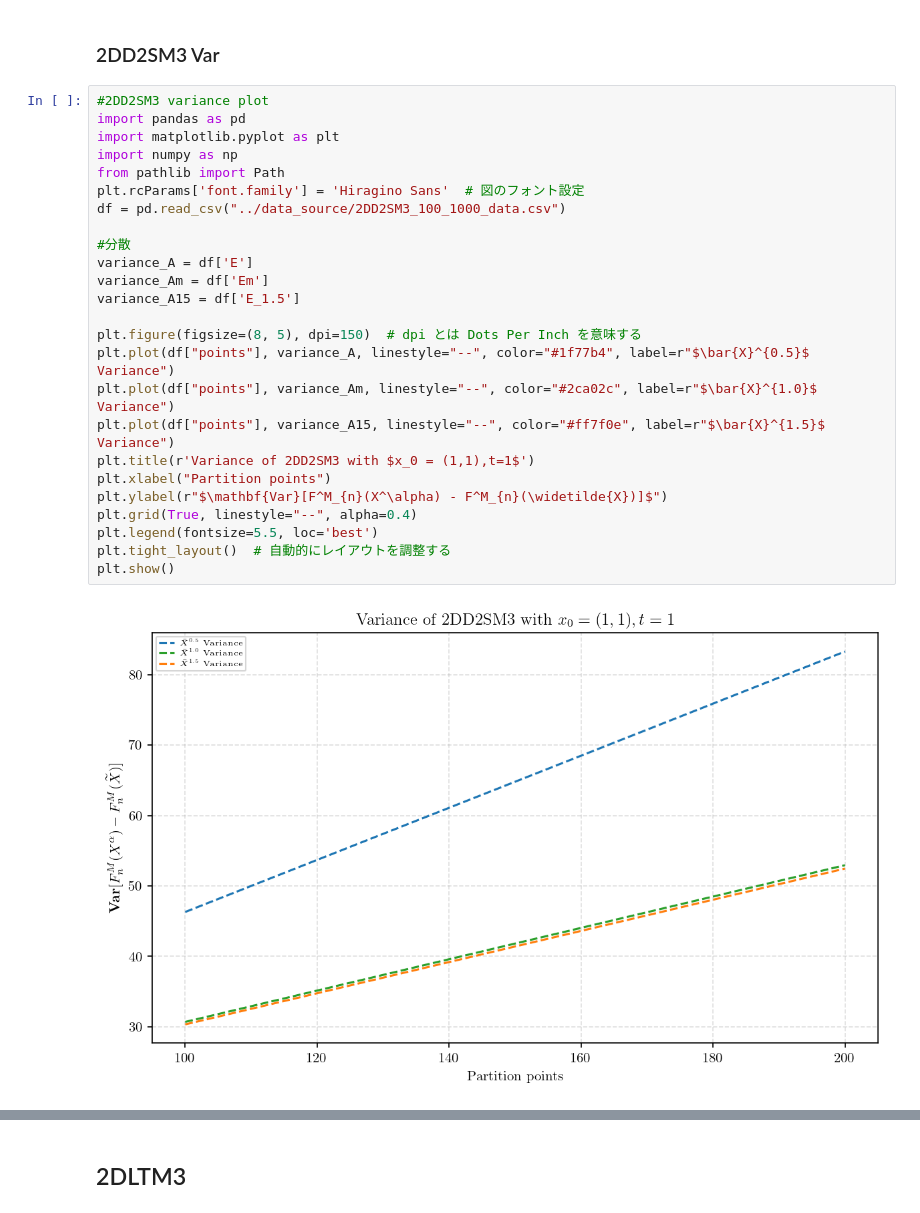
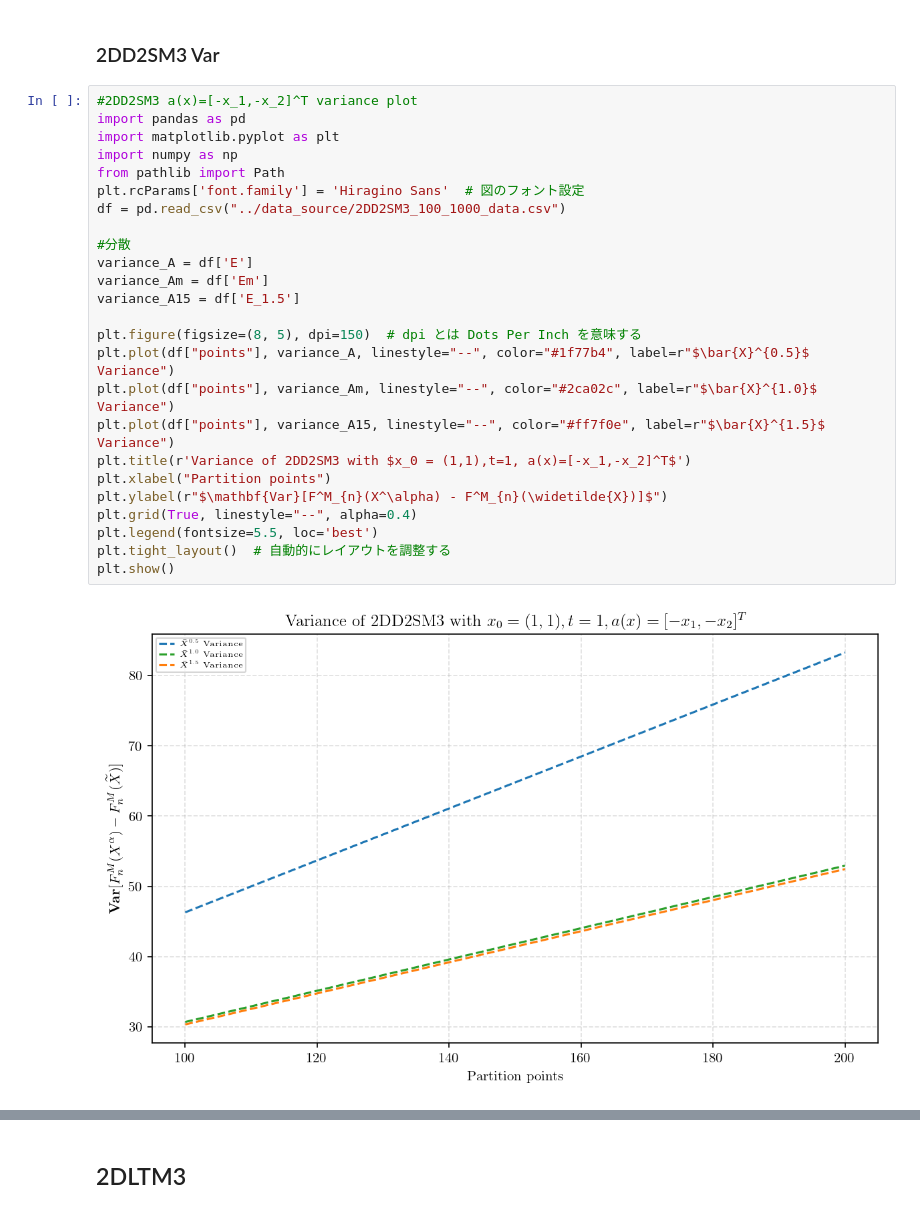
Before and after one commit to Andriyichenko/simulation, a Jupyter notebook: 2D/2D_plot.ipynb, the cells around one changed output, grey strips where cells are left out. Drawn from its saved outputs; the diff is of its cells as text.

```diff
--- a/2D/2D_plot.ipynb
+++ b/2D/2D_plot.ipynb
@@ -710,29 +1037,29 @@ plt.show()
 # %% [markdown]
 ### 2DD2SM3 Var
 # %%
-#2DD2SM3 variance plot
+#2DD2SM3 a(x)=[-x_1,-x_2]^T variance plot
 import pandas as pd
 import matplotlib.pyplot as plt
 import numpy as np
 from pathlib import Path
 plt.rcParams['font.family'] = 'Hiragino Sans'  # 図のフォント設定
 df = pd.read_csv("../data_source/2DD2SM3_100_1000_data.csv")
 
 #分散
 variance_A = df['E']
 variance_Am = df['Em']
 variance_A15 = df['E_1.5']
 
 plt.figure(figsize=(8, 5), dpi=150)  # dpi とは Dots Per Inch を意味する
 plt.plot(df["points"], variance_A, linestyle="--", color="#1f77b4", label=r"$\bar{X}^{0.5}$ Variance")
 plt.plot(df["points"], variance_Am, linestyle="--", color="#2ca02c", label=r"$\bar{X}^{1.0}$ Variance")
 plt.plot(df["points"], variance_A15, linestyle="--", color="#ff7f0e", label=r"$\bar{X}^{1.5}$ Variance")
-plt.title(r'Variance of 2DD2SM3 with $x_0 = (1,1),t=1$')
+plt.title(r'Variance of 2DD2SM3 with $x_0 = (1,1),t=1, a(x)=[-x_1,-x_2]^T$')
 plt.xlabel("Partition points")
 plt.ylabel(r"$\mathbf{Var}[F^M_{n}(X^\alpha) - F^M_{n}(\widetilde{X})]$")
 plt.grid(True, linestyle="--", alpha=0.4)
 plt.legend(fontsize=5.5, loc='best')
 plt.tight_layout()  # 自動的にレイアウトを調整する
 plt.show()
 # %% [output]
-[figure, old version]
+[figure, new version]
```
Also changed, not shown: parts of 13 cells of this notebook, 22 other files.
